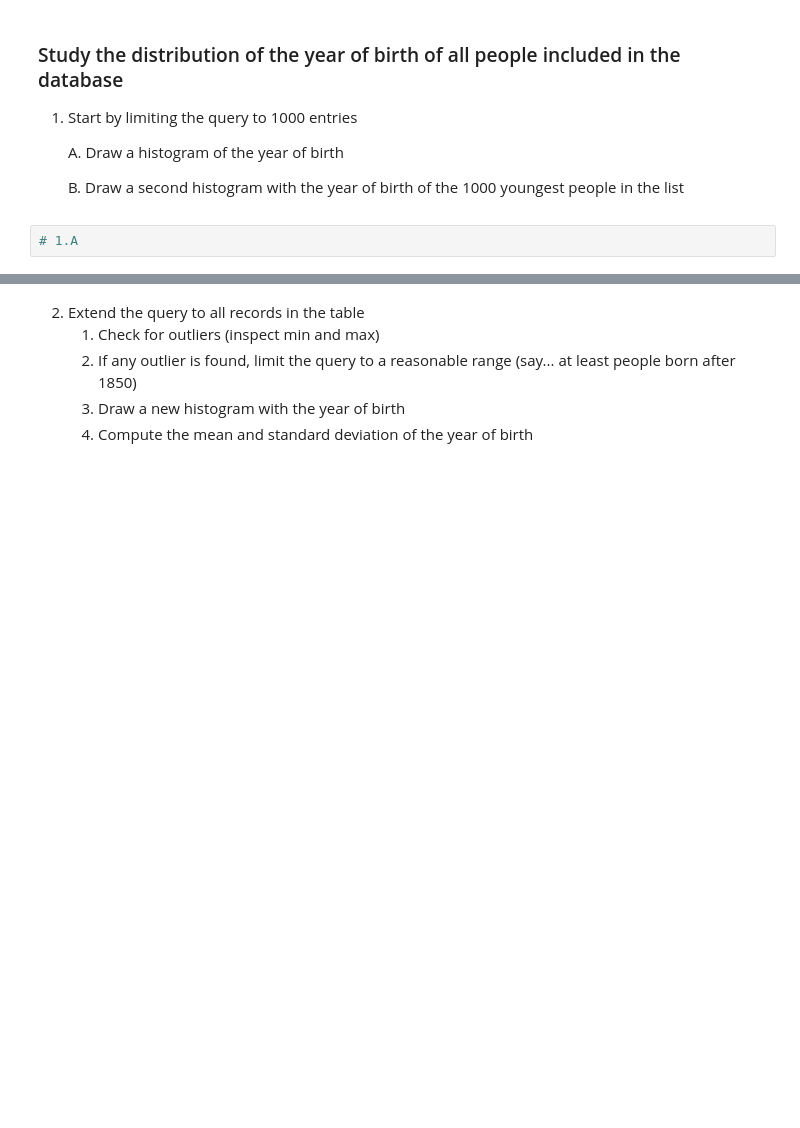
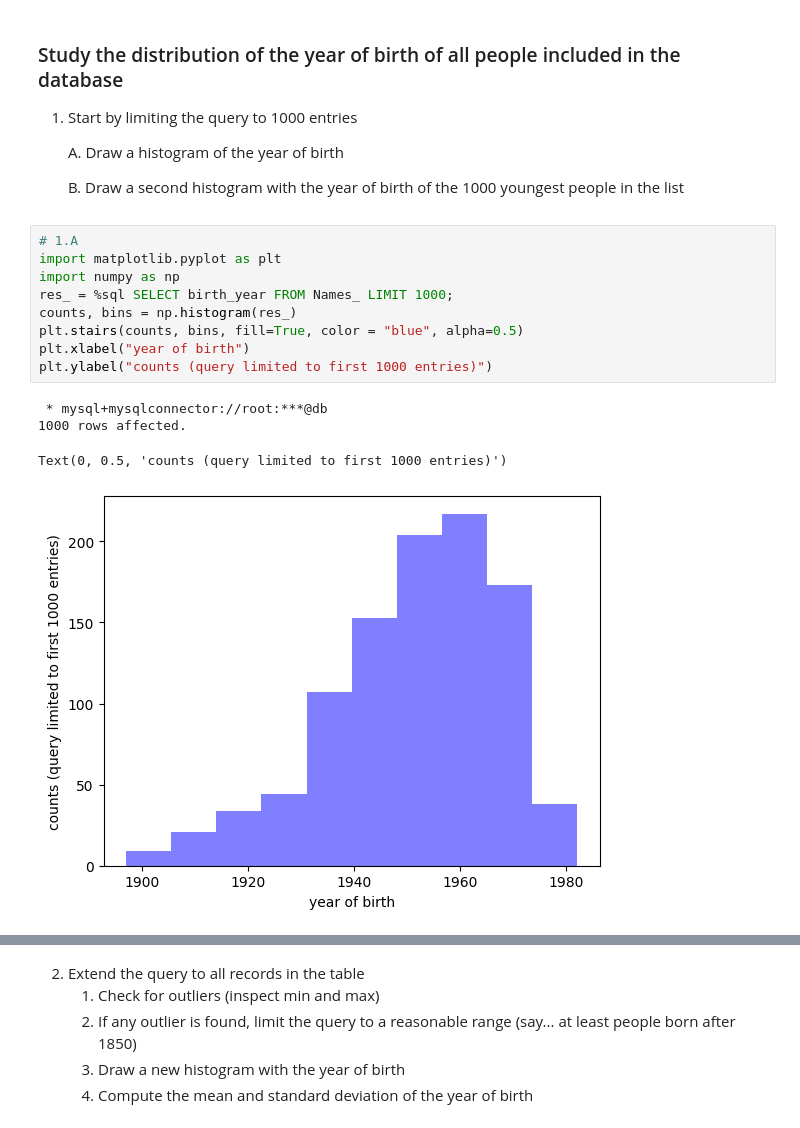
Before and after one commit to miriamzara/MAPD-B, a Jupyter notebook: mysql/notebooks/IMDb_exercise.ipynb, the cells around one changed output, grey strips where cells are left out. Drawn from its saved outputs; the diff is of its cells as text; blank space fills up the shorter version.

```diff
--- a/mysql/notebooks/IMDb_exercise.ipynb
+++ b/mysql/notebooks/IMDb_exercise.ipynb
@@ -24,5 +69,17 @@ To start working with the IMDb database, we need to import it into our environme
    B. Draw a second histogram with the year of birth of the 1000 youngest people in the list
 # %%
 # 1.A
+import matplotlib.pyplot as plt
+import numpy as np
+res_ = %sql SELECT birth_year FROM Names_ LIMIT 1000;
+counts, bins = np.histogram(res_)
+plt.stairs(counts, bins, fill=True, color = "blue", alpha=0.5)
+plt.xlabel("year of birth")
+plt.ylabel("counts (query limited to first 1000 entries)")
+# %% [output]
+ * mysql+mysqlconnector://root:***@db
+1000 rows affected.
+Text(0, 0.5, 'counts (query limited to first 1000 entries)')
+[figure, added]
 # %%
 # 1.B
```
Also changed, not shown: parts of 28 cells of this notebook, 21 other files.
